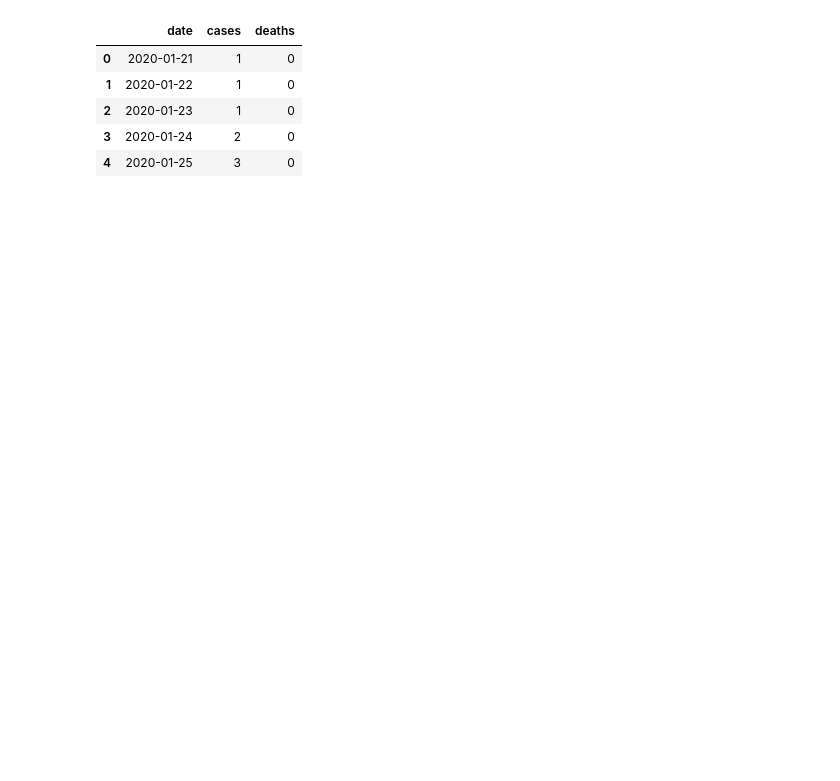
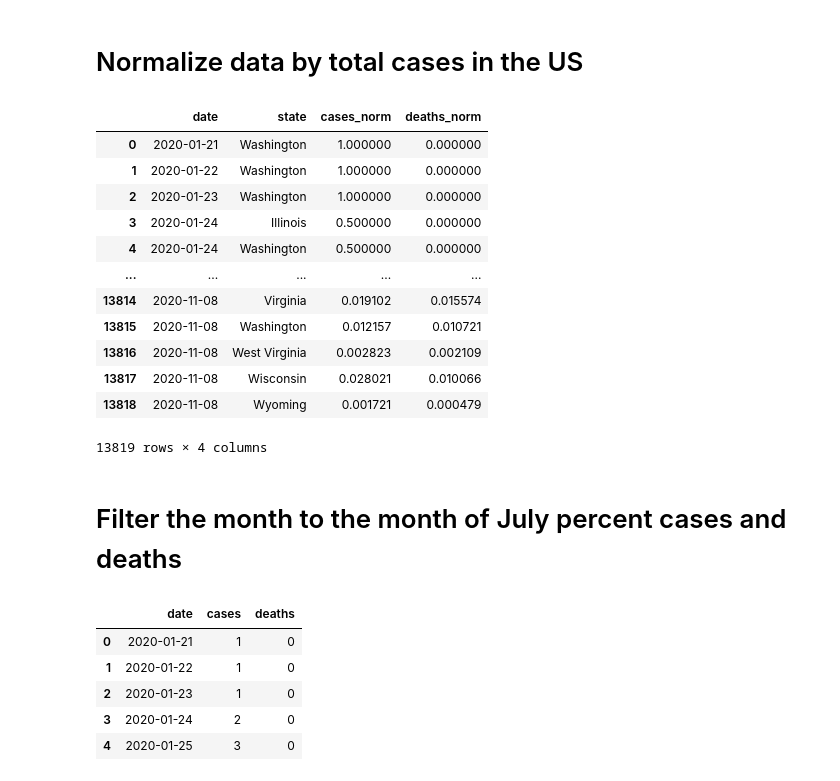
Before and after one commit to danvalen1/Corona-Employment, a Jupyter notebook: notebooks/tjh/geoData.ipynb, the cells around one changed output. Cells and saved outputs as stored; diff of their text form; code cells hidden in the pictures; blank space fills up the shorter version.

```diff
--- a/notebooks/tjh/geoData.ipynb
+++ b/notebooks/tjh/geoData.ipynb
@@ -37,0 +46,25 @@ df_covid.head()
+# %% [markdown]
+# Normalize data by total cases in the US
+# %%
+# Normalize state covid by total us cases at that time
+df_covid_total = df_covid.merge(df_us_total, left_on='date', right_on='date')
+df_covid_total['cases_norm'] = df_covid_total.cases_x/df_covid_total.cases_y
+df_covid_total['deaths_norm'] = df_covid_total.deaths_x/df_covid_total.deaths_y
+df_covid_total_norm = df_covid_total.replace(np.nan, 0)[['date','state', 'cases_norm', 'deaths_norm']]
+df_covid_total_norm
+# %% [output]
+|  | date | state | cases_norm | deaths_norm |
+| 0 | 2020-01-21 | Washington | 1.000000 | 0.000000 |
+| 1 | 2020-01-22 | Washington | 1.000000 | 0.000000 |
+| 2 | 2020-01-23 | Washington | 1.000000 | 0.000000 |
+| 3 | 2020-01-24 | Illinois | 0.500000 | 0.000000 |
+| 4 | 2020-01-24 | Washington | 0.500000 | 0.000000 |
+| ... | ... | ... | ... | ... |
+| 13814 | 2020-11-08 | Virginia | 0.019102 | 0.015574 |
+| 13815 | 2020-11-08 | Washington | 0.012157 | 0.010721 |
+| 13816 | 2020-11-08 | West Virginia | 0.002823 | 0.002109 |
+| 13817 | 2020-11-08 | Wisconsin | 0.028021 | 0.010066 |
+| 13818 | 2020-11-08 | Wyoming | 0.001721 | 0.000479 |
+13819 rows × 4 columns
+# %% [markdown]
+# Filter the month to the month of July percent cases and deaths
```
Also changed, not shown: parts of 26 cells of this notebook.
